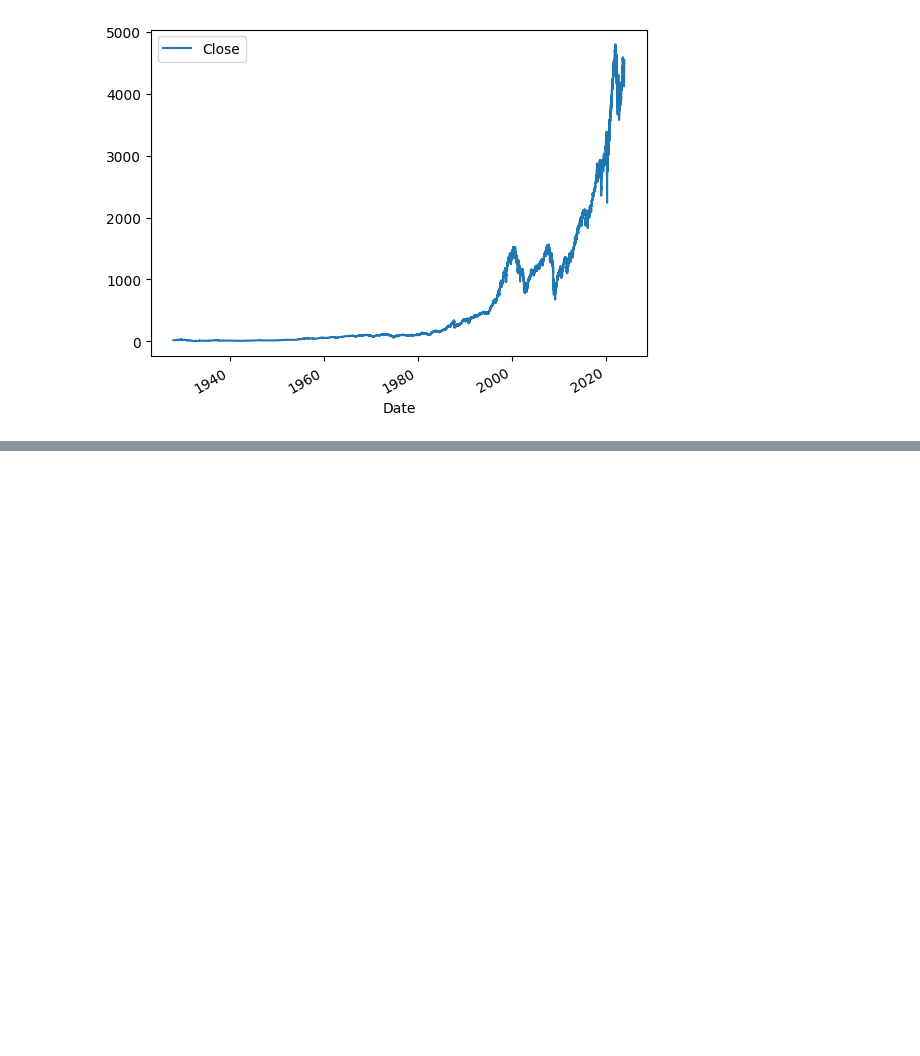
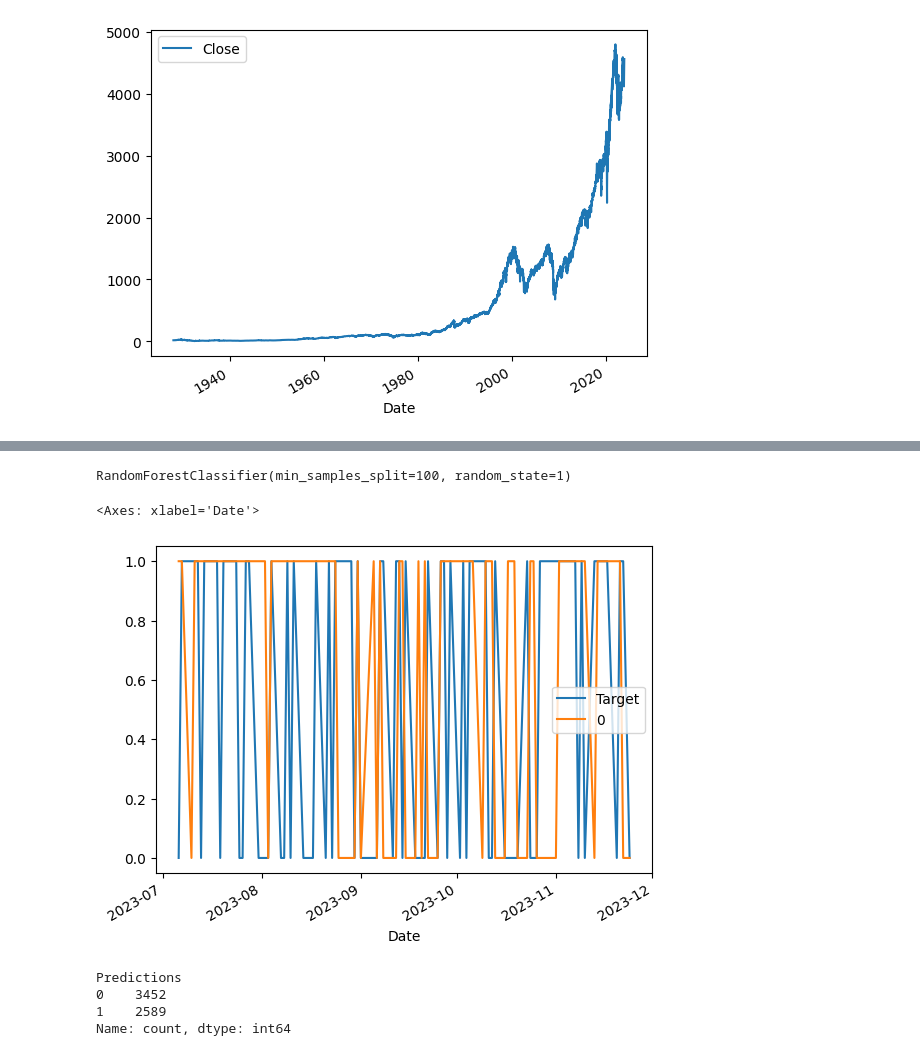
Before and after one commit to saahilrarora/predictStock, a Jupyter notebook: predict.ipynb, the cells around one changed output, grey strips where cells are left out. Cells and saved outputs as stored; diff of their text form; code cells hidden in the pictures; blank space fills up the shorter version.

```diff
--- a/predict.ipynb
+++ b/predict.ipynb
@@ -37,0 +45,73 @@ Date
+# %%
+# Trimming the dataset to start from 1st January 1990
+sp500 = sp500.loc["1990-01-01":].copy()
+
+# Importing RandomForestClassifier from scikit-learn
+from sklearn.ensemble import RandomForestClassifier
+
+# Creating a RandomForestClassifier model with specified parameters
+model = RandomForestClassifier(n_estimators=100, min_samples_split=100, random_state=1)
+
+# Splitting the dataset into training and testing sets
+train = sp500.iloc[:-100]
+test = sp500.iloc[-100:]
+
+# Selecting predictors for the model
+predictors = ["Close", "Volume", "Open", "High", "Low"]
+
+# Training the model on the training data
+model.fit(train[predictors], train["Target"])
+# %% [output]
+RandomForestClassifier(min_samples_split=100, random_state=1)
+# %%
+# Importing precision_score from sklearn for model evaluation
+from sklearn.metrics import precision_score
+
+# Generating predictions for the test set
+preds = model.predict(test[predictors])
+
+# Converting predictions to a pandas Series and aligning with the test index
+import pandas as pd
+preds = pd.Series(preds, index=test.index)
+
+# Calculating the precision score of the model
+precision_score(test["Target"], preds)
+
+# Combining the actual targets and predictions into a single dataframe
+combined = pd.concat([test["Target"], preds], axis=1)
+
+# Plotting the actual targets vs predictions for visual evaluation
+combined.plot()
+# %% [output]
+<Axes: xlabel='Date'>
+[figure, added]
+# %%
+# Defining a function to perform model predictions
+def predict(train, test, predictors, model):
+    model.fit(train[predictors], train["Target"])  # Training the model
+    preds = model.predict(test[predictors])        # Making predictions on the test set
+    preds = pd.Series(preds, index=test.index, name="Predictions")  # Formatting predictions
+    combined = pd.concat([test["Target"], preds], axis=1)  # Combining actual and predicted values
+    return combined
+
+# Defining a backtesting function to evaluate the model over time
+def backtest(data, model, predictors, start=2500, step=250):
+    all_predictions = []
+    # Iteratively testing the model on different time segments of data
+    for i in range(start, data.shape[0], step):
+        train = data.iloc[0:i].copy()  # Creating a training set
+        test = data.iloc[i:i+step].copy()  # Creating a test set
+        predictions = predict(train, test, predictors, model)  # Getting predictions
+        all_predictions.append(predictions)
+    return pd.concat(all_predictions)  # Combining all predictions
+
+# Running the backtest on the S&P 500 data
+predictions = backtest(sp500, model, predictors)
+
+# Displaying the distribution of predictions
+predictions["Predictions"].value_counts()
+# %% [output]
+Predictions
+0    3452
+1    2589
+Name: count, dtype: int64
```
Also changed, not shown: parts of 7 cells of this notebook.
